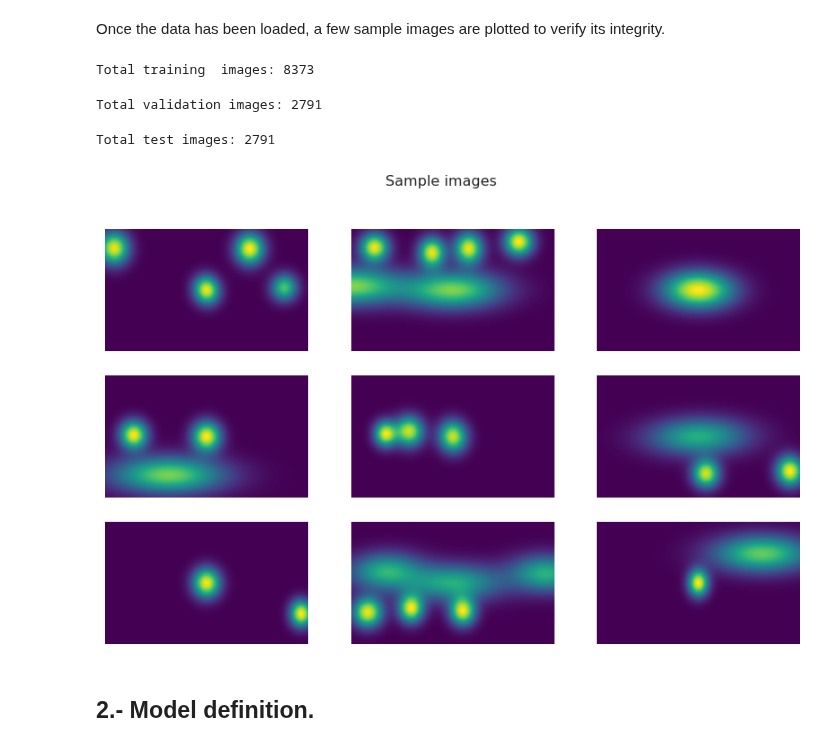
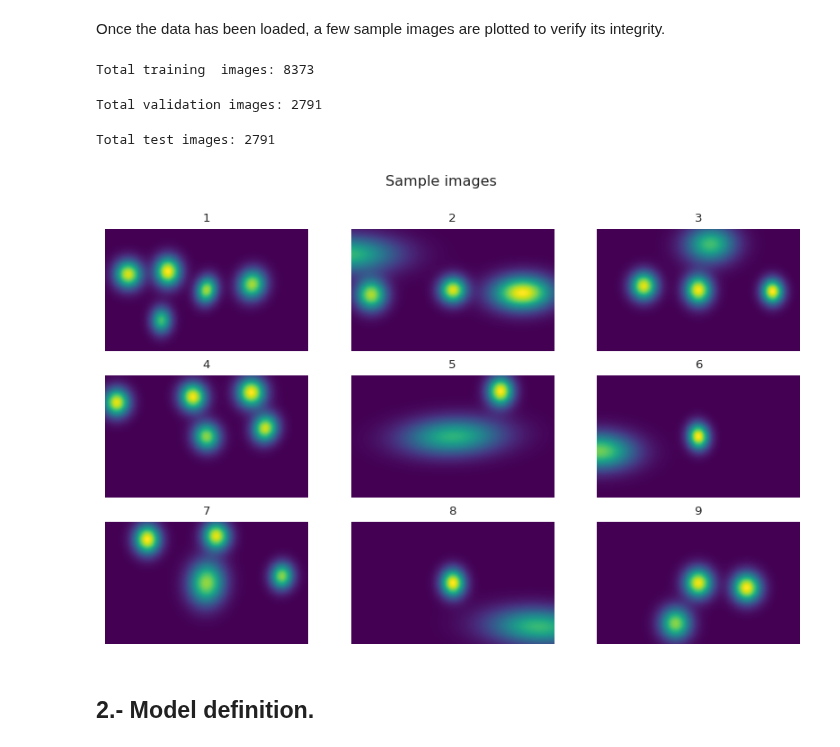
Before and after one commit to lmmartinez97/alphadrive_bp, a Jupyter notebook: highD/training/autoencoder_training.ipynb, the cells around one changed output. Saved outputs shown, nothing was run; the diff lists cells and outputs as text; code cells hidden in the pictures.

```diff
--- a/highD/training/autoencoder_training.ipynb
+++ b/highD/training/autoencoder_training.ipynb
@@ -138,27 +138,28 @@ Once the data has been loaded, a few sample images are plotted to verify its int
 # %%
 print('Total training  images:', len(train_data))
 print('Total validation images:', len(val_data))
 print('Total test images:', len(test_data))
 
 plot_size = 3
 pic_index = np.random.randint(plot_size, np.min([len(train_data), len(val_data), len(test_data)]))
 
 next_train = [img for img in train_data[pic_index-plot_size:pic_index]]
 next_val = [img for img in val_data[pic_index-plot_size:pic_index]]
 next_test = [img for img in test_data[pic_index-plot_size:pic_index]]
 
 plt.figure(figsize=(10, 6))
 for i, img in enumerate(next_train+next_val+next_test):
     plt.subplot(3, plot_size, i+1)
     plt.imshow(img, cmap = 'viridis')
+    plt.title(i+1)
     plt.axis('Off')
 plt.suptitle("Sample images")
 plt.show()
 # %% [output]
 Total training  images: 8373
 Total validation images: 2791
 Total test images: 2791
-[figure, old version]
+[figure, new version]
 # %% [markdown]
 ## 2.- Model definition.
 # %% [markdown]
```
Also changed, not shown: parts of 9 cells of this notebook.
